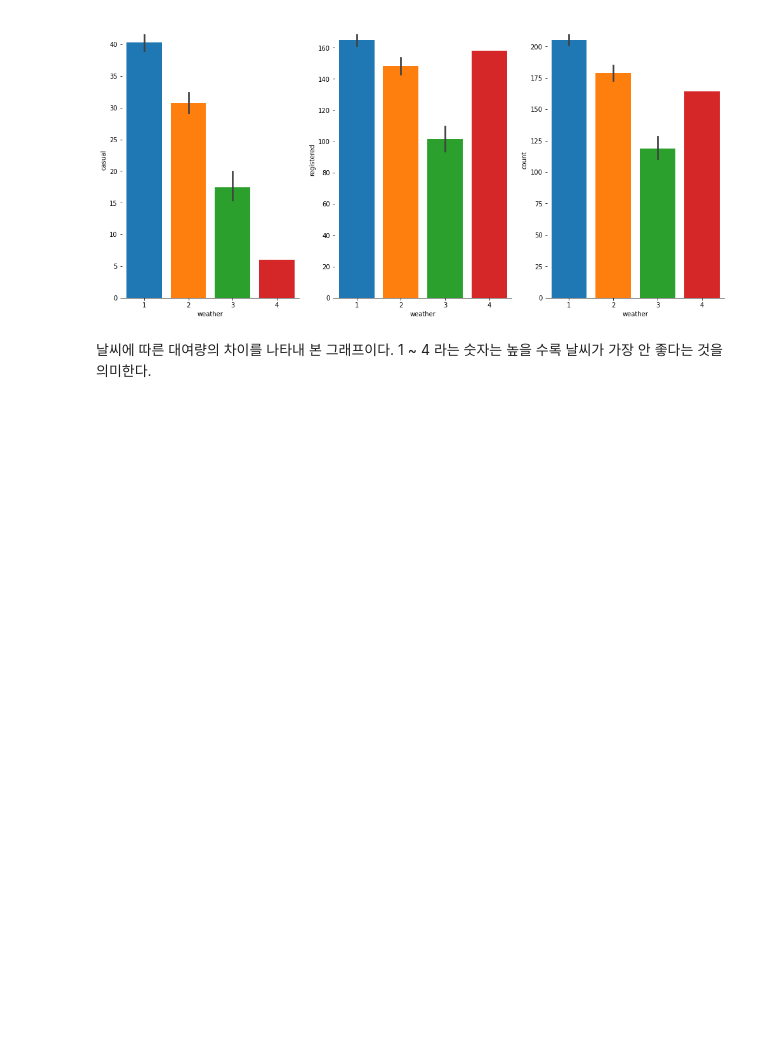
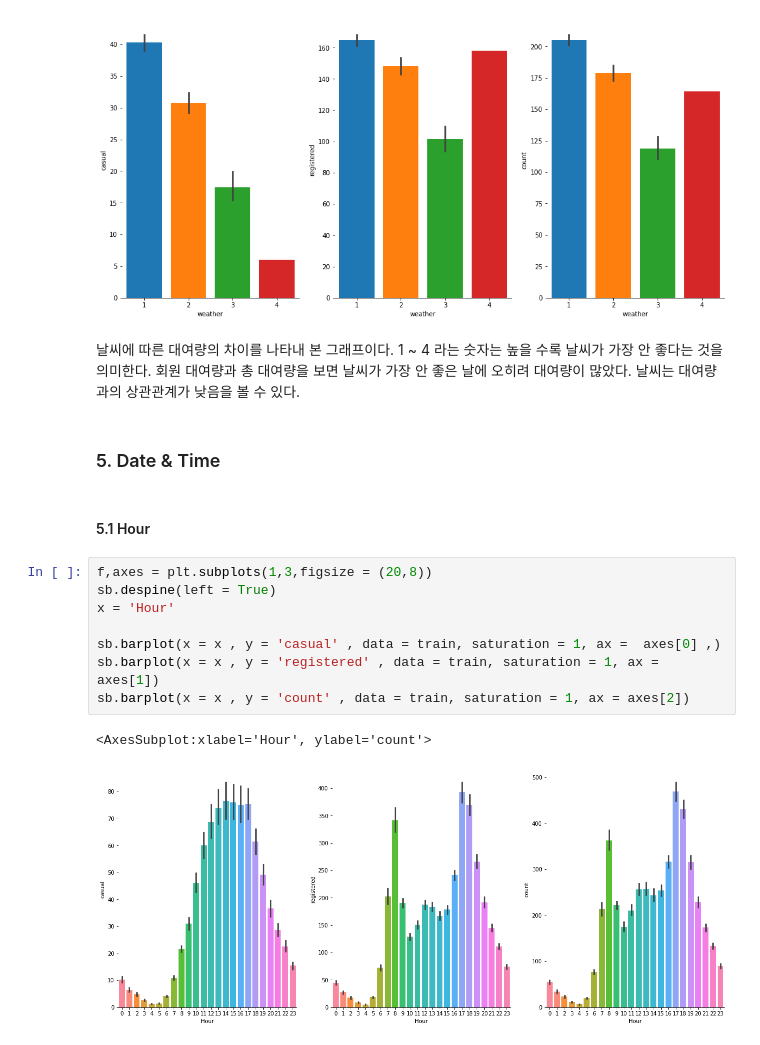
Before and after one commit to jaeyoon89/jaeyoon_study, a Jupyter notebook: bike_sharing_demand_visualization.ipynb, the cells around one changed output. Cells and saved outputs as stored; diff of their text form; blank space fills up the shorter version.

Commit message:
bike_sharing_demand_visualization

```diff
--- a/bike_sharing_demand_visualization.ipynb
+++ b/bike_sharing_demand_visualization.ipynb
@@ -155,4 +165,19 @@ sb.barplot(x = x , y = 'count' , data = train, saturation = 1, ax = axes[2])
 <AxesSubplot:xlabel='weather', ylabel='count'>
 [figure]
 # %% [markdown]
-날씨에 따른 대여량의 차이를 나타내 본 그래프이다. 1 ~ 4 라는 숫자는 높을 수록 날씨가 가장 안 좋다는 것을 의미한다.
+날씨에 따른 대여량의 차이를 나타내 본 그래프이다. 1 ~ 4 라는 숫자는 높을 수록 날씨가 가장 안 좋다는 것을 의미한다. 회원 대여량과 총 대여량을 보면 날씨가 가장 안 좋은 날에 오히려 대여량이 많았다. 날씨는 대여량과의 상관관계가 낮음을 볼 수 있다.
+# %% [markdown]
+### 5. Date & Time
+# %% [markdown]
+#### 5.1 Hour
+# %%
+f,axes = plt.subplots(1,3,figsize = (20,8))
+sb.despine(left = True)
+x = 'Hour'
+
+sb.barplot(x = x , y = 'casual' , data = train, saturation = 1, ax =  axes[0] ,)
+sb.barplot(x = x , y = 'registered' , data = train, saturation = 1, ax = axes[1])
+sb.barplot(x = x , y = 'count' , data = train, saturation = 1, ax = axes[2])
+# %% [output]
+<AxesSubplot:xlabel='Hour', ylabel='count'>
+[figure, added]
```
Also changed, not shown: parts of 50 cells of this notebook.
